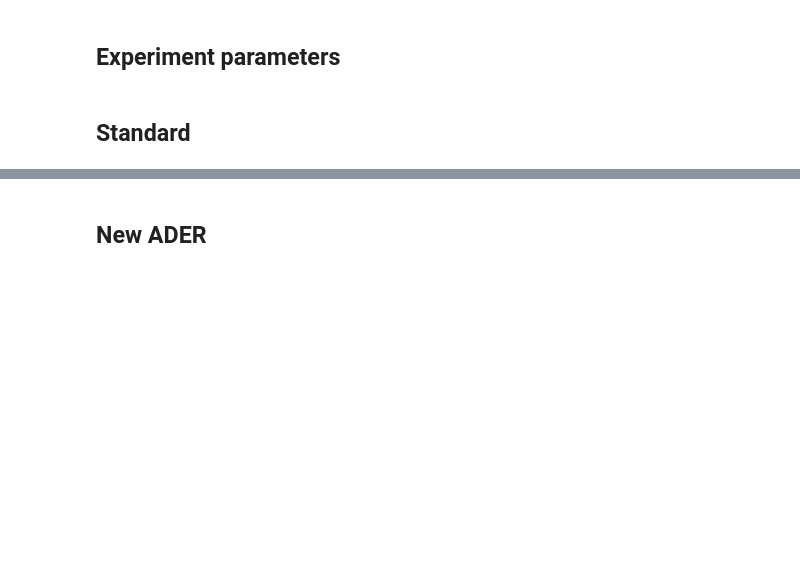
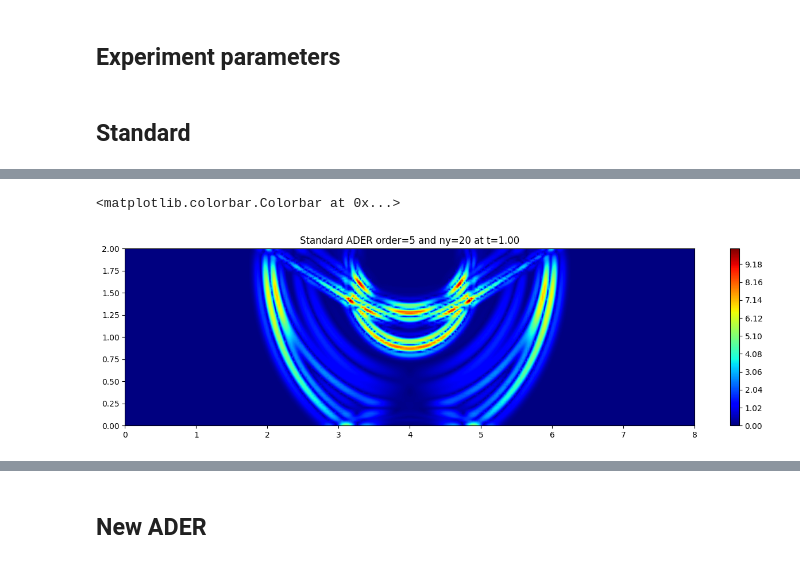
Before and after one commit to kieranricardo/ader-dg-transport, a Jupyter notebook: notebooks/elastic-wave-ader-gaussian-stability.ipynb, the cells around one changed output, grey strips where cells are left out. Drawn from its saved outputs; the diff is of its cells as text; code cells hidden in the pictures; blank space fills up the shorter version.

```diff
--- a/notebooks/elastic-wave-ader-gaussian-stability.ipynb
+++ b/notebooks/elastic-wave-ader-gaussian-stability.ipynb
@@ -22,7 +22,8 @@ def F(t):
 
 def f(x, y, t):
 
-    out = np.zeros((solver.nx, solver.ny, 5, solver.poly_order + 1, solver.poly_order + 1, solver.poly_order + 1))
+
+    out = np.zeros((x.shape[0], x.shape[1], 5, x.shape[2], x.shape[3], x.shape[4]))
     out[:, :, 0] = F(t) * np.exp(-((x - 0.5 * xlim)**2 + (y - (ylim - 0.2))**2) / (1 * sig**2))
 
     # out[:, :, 0] = F(t) * np.exp(-((x - 0.5 * xlim)**2 + (y - 0.5 * xlim)**2) / sig**2)
@@ -55,31 +56,35 @@ L = (cp**2 * rho) - 2 * mu
 ## Standard
 # %%
 poly_order = 5
-ny = 30
+ny = 20
 nx = 4 * ny
 # %%
 importlib.reload(elastic_wave_ader_standard)
 
 # cfl = 0.5 * 0.5 / (2 * 5 + 1)
-cfl = 0.9 * 0.5 / (2 * poly_order + 1)
+# cfl = 0.9 * 0.5 / (2 * poly_order + 1)
+cfl = 0.03
 dx = (xlim / nx)
 dt = cfl * dx / (np.sqrt((L + 2 * mu) / rho))
 
-solver = elastic_wave_ader_standard.ElasticWaveStandardAderDG2D(
+std_solver = elastic_wave_ader_standard.ElasticWaveStandardAderDG2D(
     xlim, ylim, nx, ny, poly_order=poly_order, rho=rho, mu=mu, L=L, dt=dt,
     y_periodic=False
 )
 
-xs = solver.xs[:, :, 0]
-ys = solver.ys[:, :, 0]
+xs = std_solver.xs[:, :, 0]
+ys = std_solver.ys[:, :, 0]
 
-std_ader_times = [solver.time]
-std_ader_states = [np.copy(solver.state)]
+# u, v, oxx, oyy, oxy = std_solver.get_vars(std_solver.state)
+# oxy[:] = np.exp(-(xs - 5)**2 -(ys - 5)**2)
+
+std_ader_times = [std_solver.time]
+std_ader_states = [np.copy(std_solver.state)]
 # %%
 %%time
-while solver.time < 1.0:
-    solver.time_step(forcing_func=f)
+while std_solver.time < 1.0:
+    std_solver.time_step(forcing_func=f)
 
-std_ader_times.append(solver.time)
-std_ader_states.append(np.copy(solver.state))
+std_ader_times.append(std_solver.time)
+std_ader_states.append(np.copy(std_solver.state))
 # %% [output]
@@ -88,10 +93,13 @@ Wall time: 3min 52s
 # %%
 mask = abs(xs.ravel() - 4) < 20
 idx = 1
-u, v, oxx, oyy, oxy = solver.get_vars(std_ader_states[idx])
+u, v, oxx, oyy, oxy = std_solver.get_vars(std_ader_states[idx])
 
 plt.figure(figsize=(16, 4))
-plt.title(f'Standard ADER order={solver.poly_order} and ny={solver.ny} at t={std_ader_times[idx]:.2f}')
+plt.title(f'Standard ADER order={std_solver.poly_order} and ny={std_solver.ny} at t={std_ader_times[idx]:.2f}')
 plt.tricontourf(xs.ravel()[mask], ys.ravel()[mask], np.sqrt(u**2 + v**2).ravel()[mask], levels=1000, cmap='jet')
 plt.colorbar()
+# %% [output]
+<matplotlib.colorbar.Colorbar at 0x...>
+[figure, added]
 # %%
```
Also changed, not shown: parts of 9 cells of this notebook, 2 other files.
